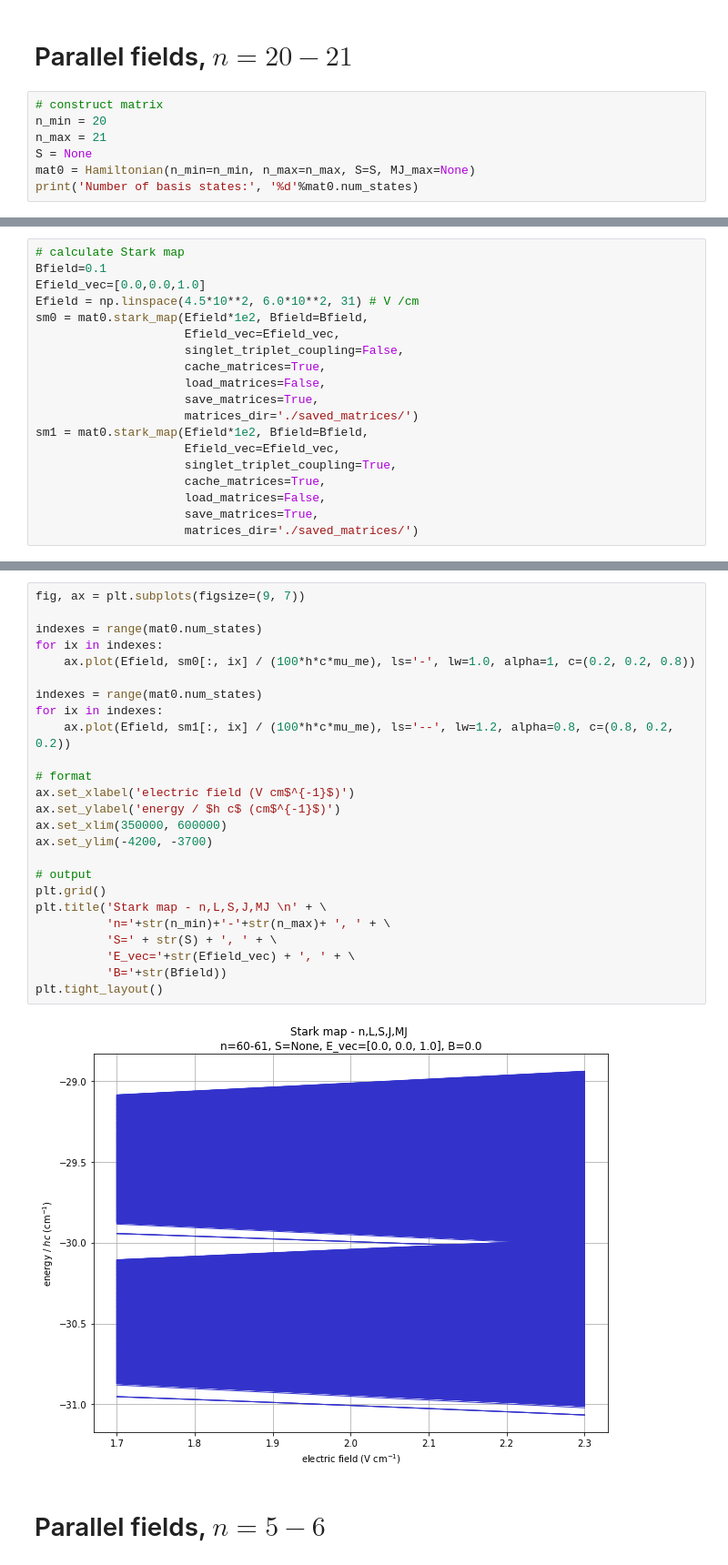
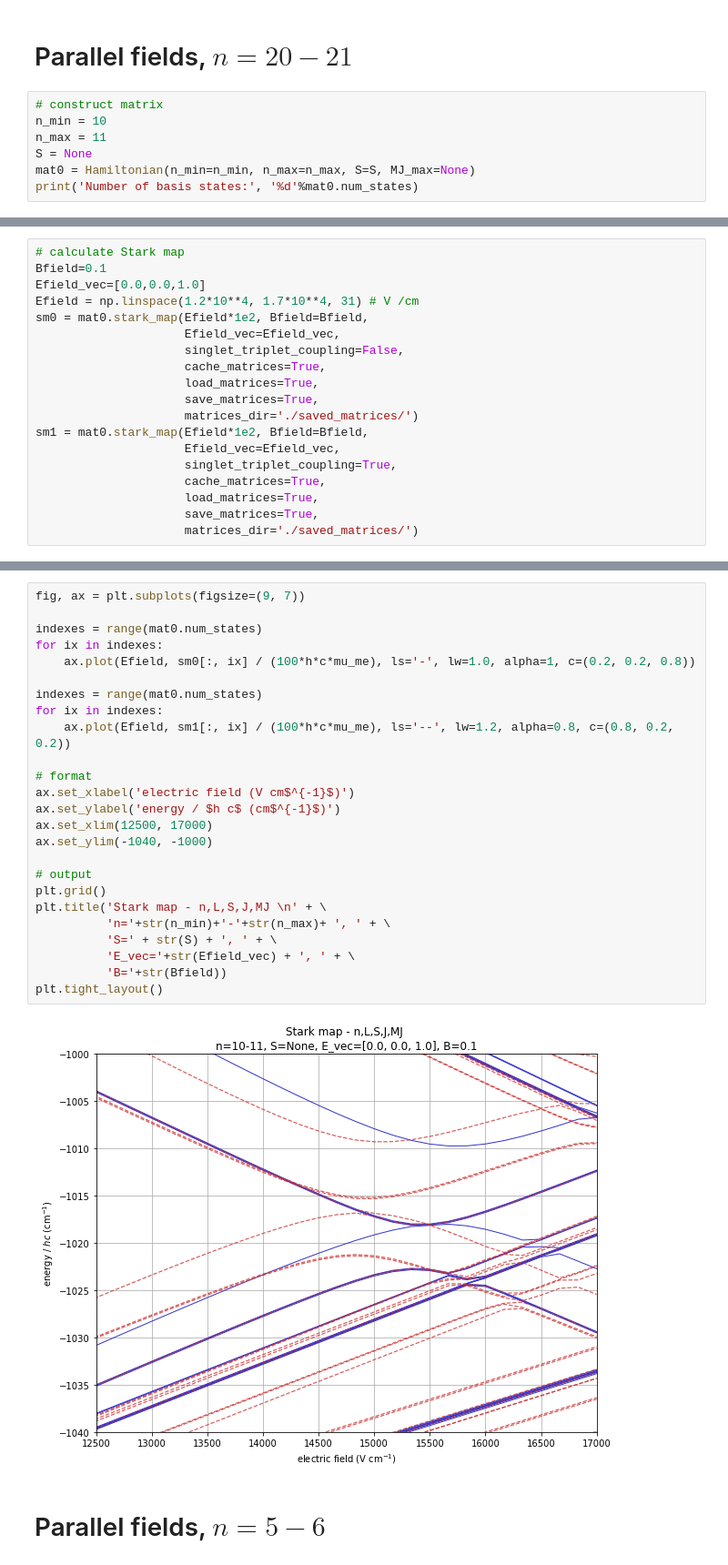
Before and after one commit to aa-morgan/helium-stark-FS, a Jupyter notebook: notebooks/Stark map - n,L,S,J,MJ - parallel fields.ipynb, the cells around one changed output, grey strips where cells are left out. Shown at 91% size. Drawn from its saved outputs; the diff is of its cells as text.

```diff
--- a/notebooks/Stark map - n,L,S,J,MJ - parallel fields.ipynb
+++ b/notebooks/Stark map - n,L,S,J,MJ - parallel fields.ipynb
@@ -28,8 +28,8 @@ mpl.rcParams['axes.formatter.useoffset'] = False
 # Parallel fields, $n=20-21$
 # %%
 # construct matrix
-n_min = 20
-n_max = 21
+n_min = 10
+n_max = 11
 S = None
 mat0 = Hamiltonian(n_min=n_min, n_max=n_max, S=S, MJ_max=None)
 print('Number of basis states:', '%d'%mat0.num_states)
@@ -39,19 +39,19 @@ Number of basis states: 244
 # calculate Stark map
 Bfield=0.1
 Efield_vec=[0.0,0.0,1.0]
-Efield = np.linspace(4.5*10**2, 6.0*10**2, 31) # V /cm
+Efield = np.linspace(1.2*10**4, 1.7*10**4, 31) # V /cm
 sm0 = mat0.stark_map(Efield*1e2, Bfield=Bfield,
                      Efield_vec=Efield_vec,
                      singlet_triplet_coupling=False,
                      cache_matrices=True,
-                     load_matrices=False,
+                     load_matrices=True,
                      save_matrices=True,
                      matrices_dir='./saved_matrices/')
 sm1 = mat0.stark_map(Efield*1e2, Bfield=Bfield,
                      Efield_vec=Efield_vec,
                      singlet_triplet_coupling=True,
                      cache_matrices=True,
-                     load_matrices=False,
+                     load_matrices=True,
                      save_matrices=True,
                      matrices_dir='./saved_matrices/')
 # %% [output]
@@ -60,30 +65,30 @@ Using cached Stark matrix
 # %%
 fig, ax = plt.subplots(figsize=(9, 7))
 
 indexes = range(mat0.num_states)
 for ix in indexes:
     ax.plot(Efield, sm0[:, ix] / (100*h*c*mu_me), ls='-', lw=1.0, alpha=1, c=(0.2, 0.2, 0.8))
 
 indexes = range(mat0.num_states)
 for ix in indexes:
     ax.plot(Efield, sm1[:, ix] / (100*h*c*mu_me), ls='--', lw=1.2, alpha=0.8, c=(0.8, 0.2, 0.2))
 
 # format
 ax.set_xlabel('electric field (V cm$^{-1}$)')
 ax.set_ylabel('energy / $h c$ (cm$^{-1}$)')
-ax.set_xlim(350000, 600000)
-ax.set_ylim(-4200, -3700)
+ax.set_xlim(12500, 17000)
+ax.set_ylim(-1040, -1000)
 
 # output
 plt.grid()
 plt.title('Stark map - n,L,S,J,MJ \n' + \
           'n='+str(n_min)+'-'+str(n_max)+ ', ' + \
           'S=' + str(S) + ', ' + \
           'E_vec='+str(Efield_vec) + ', ' + \
           'B='+str(Bfield))
 plt.tight_layout()
 # %% [output]
-[figure, old version]
+[figure, new version]
 # %% [markdown]
 # Parallel fields, $n=5-6$
 # %%
```
Also changed, not shown: parts of 4 cells of this notebook, 3 other files.
